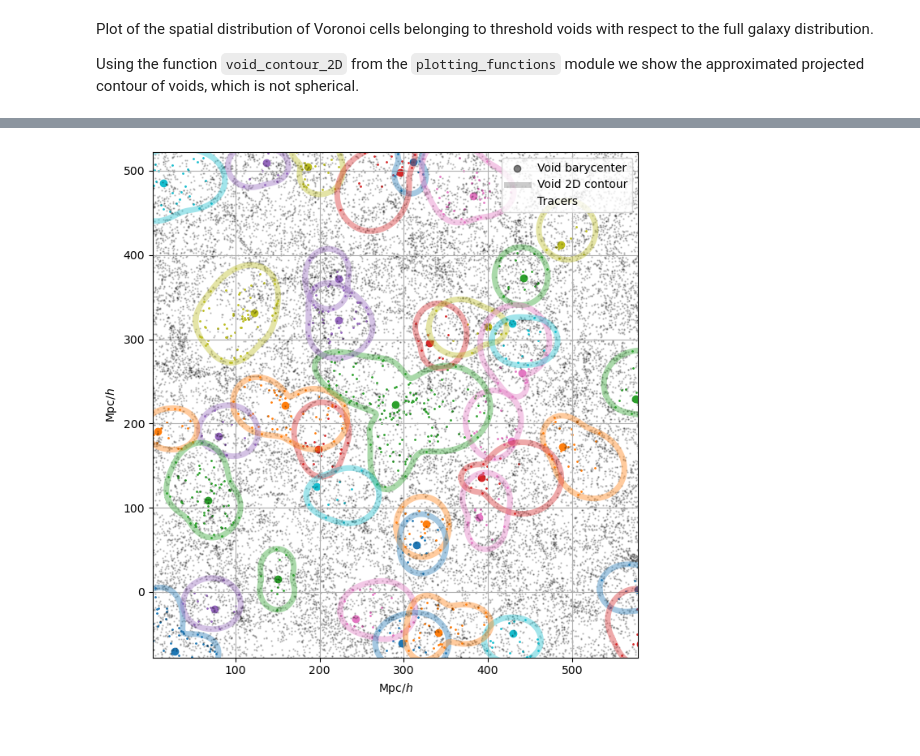
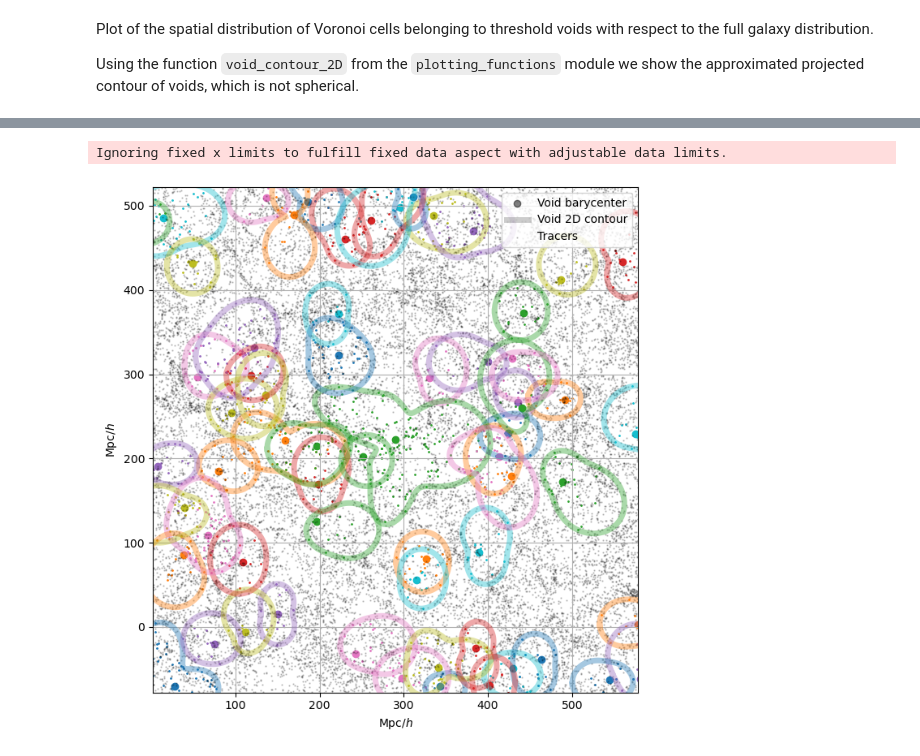
Before and after one commit to Giovanni-Verza/Voronoi_postprocess, a Jupyter notebook: example/box_vide.ipynb, the cells around one changed output, grey strips where cells are left out. Saved outputs shown, nothing was run; the diff lists cells and outputs as text; code cells hidden in the pictures.

```diff
--- a/example/box_vide.ipynb
+++ b/example/box_vide.ipynb
@@ -98,5 +110,8 @@ for thr in thresholds:
     xyz[thr] = dict()
     radius[thr] = dict()
     for frac_ovlp in frac_ovlp_list:
-        xyz[thr][frac_ovlp] = th_voids.get_values(thr,'xyz',frac_ovlp)
+        xyz[thr][frac_ovlp] = th_voids.get_values(thr,'xyz',frac_ovlp)              # Overlapping volume criterium
         radius[thr][frac_ovlp] = th_voids.get_values(thr,'radius',frac_ovlp)
+
+    xyz[thr]['center_ovlp'] = th_voids.get_values(thr,'xyz',center_ovlp=True)       # Center-in-void criterium
+    radius[thr]['center_ovlp'] = th_voids.get_values(thr,'radius',center_ovlp=True)
@@ -145,0 +178,27 @@ Nvds with num max: 0
+# %%
+Rbins = np.geomspace(10,70,15)
+
+plt.hist(th_voids.get_values(thr,'radius',1.),bins=Rbins,fill=False, histtype="step", stacked=True,
+        edgecolor='k',hatch='//', label='All voids',zorder=0)
+
+progr = 0
+for frac_ovlp in frac_ovlp_list:
+    cc = plt.cm.tab10(progr)
+    if frac_ovlp == 0.:
+        sgn_str = '$=$ '
+    else:
+        sgn_str = '$\leq$ '
+    plt.hist(radius[thr][frac_ovlp],bins=Rbins,fill=False, histtype="step", stacked=True,
+        color=cc, label='Overlapping fraction '+sgn_str+str(frac_ovlp),zorder=10+progr)
+
+    progr+=1
+
+cc = plt.cm.tab10(progr)
+plt.hist(radius[thr]['center_ovlp'],bins=Rbins,alpha=0.2,
+        color=cc,label='Center-in-void criterium',zorder=1)
+plt.loglog()
+plt.gca().xaxis.set_major_formatter(plt.ScalarFormatter())
+plt.gca().xaxis.set_minor_formatter(plt.ScalarFormatter())
+plt.legend()
+plt.xlabel('$R$  [Mpc/$h$]')
+plt.ylabel('$N(R)$')
@@ -180,7 +242,9 @@ voids_xyz[(voids_xyz - xyz_ref) < -Lbox/2] += Lbox
 
 # select voids with their center in the slab
 mask_voids = np.zeros(voids_xyz.shape[0],dtype=np.bool_)
-mask_voids[th_voids.get_values(thr,'id_wrt_all',frac_ovlp)] = True
+#mask_voids[th_voids.get_values(thr,'id_wrt_all',frac_ovlp)] = True
+mask_voids[th_voids.get_values(thr,'id_wrt_all',center_ovlp=True)] = True
+
 mask_voids &= (voids_xyz[:,0] >= xyz_ref[0] - x_thick) & (voids_xyz[:,0] <= xyz_ref[0] + x_thick) & \
              (voids_xyz[:,1] >= xyz_ref[1] - y_thick) & (voids_xyz[:,1] <= xyz_ref[1] + y_thick) & \
              (voids_xyz[:,2] >= xyz_ref[2] - z_thick) & (voids_xyz[:,2] <= xyz_ref[2] + z_thick)
@@ -230 +294,2 @@ plt.ylim(xyz_ref[1] - y_thick,xyz_ref[1] + y_thick)
+Ignoring fixed x limits to fulfill fixed data aspect with adjustable data limits.
-[figure, old version]
+[figure, new version]
```
Also changed, not shown: parts of 13 cells of this notebook, 4 other files.
